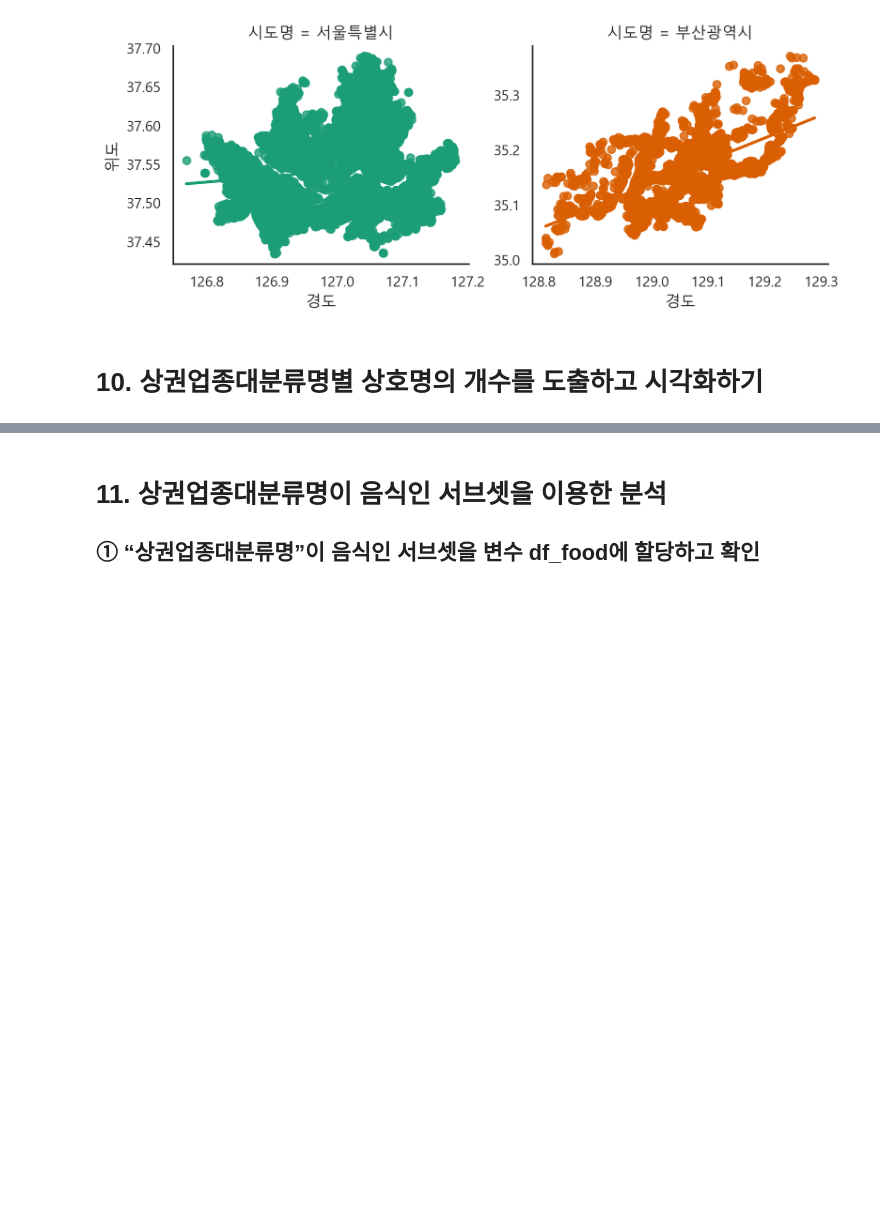
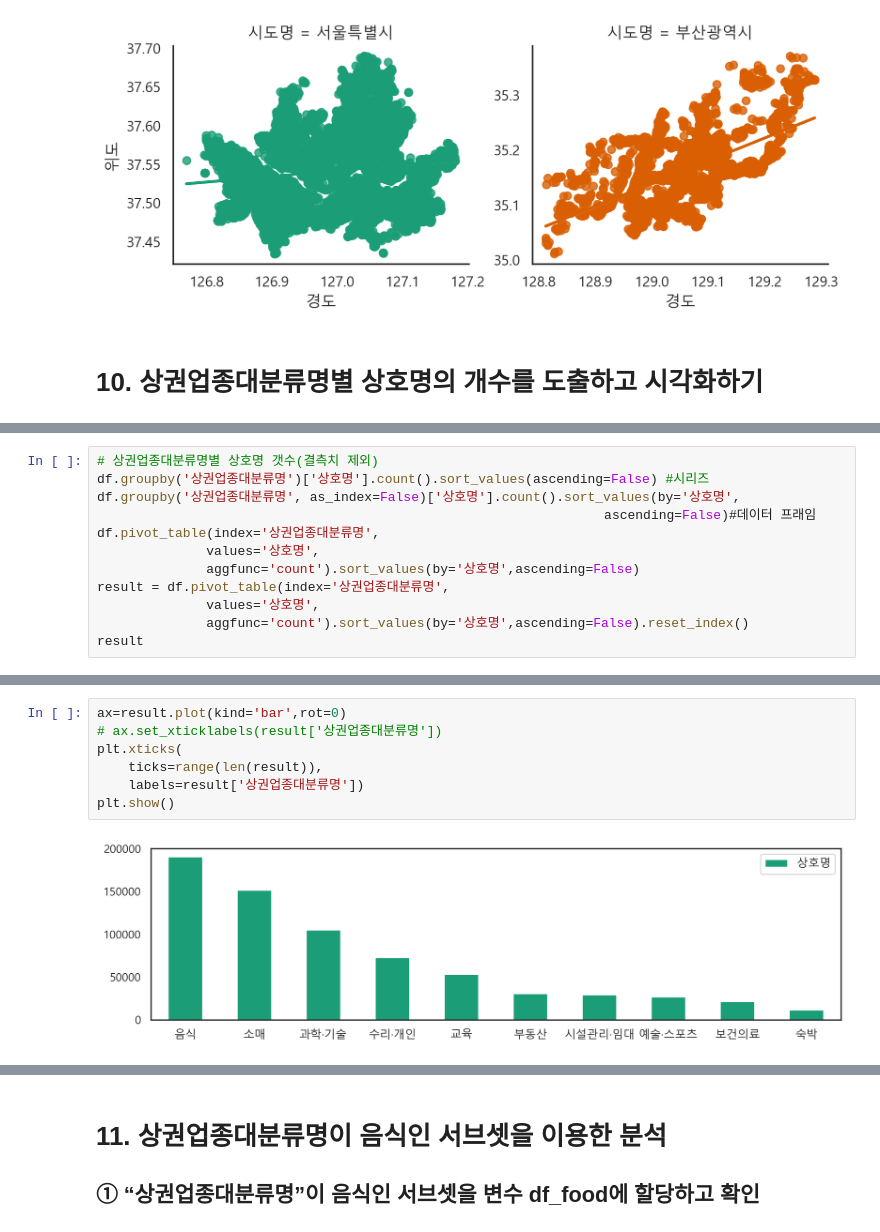
Before and after one commit to zardness/Sang, a Jupyter notebook: source/01_python/ch13_예2_사례연구_서울부산 상가분석(01~12).ipynb, the cells around one changed output, grey strips where cells are left out. Saved outputs shown, nothing was run; the diff lists cells and outputs as text; blank space fills up the shorter version.

```diff
--- a/source/01_python/ch13_예2_사례연구_서울부산 상가분석.ipynb
+++ b/source/01_python/ch13_예2_사례연구_서울부산 상가분석(01~12).ipynb
@@ -916,0 +943,12 @@ plt.show
+# %%
+# 상권업종대분류명별 상호명 갯수(결측치 제외)
+df.groupby('상권업종대분류명')['상호명'].count().sort_values(ascending=False) #시리즈
+df.groupby('상권업종대분류명', as_index=False)['상호명'].count().sort_values(by='상호명',
+                                                                 ascending=False)#데이터 프래임
+df.pivot_table(index='상권업종대분류명',
+              values='상호명',
+              aggfunc='count').sort_values(by='상호명',ascending=False)
+result = df.pivot_table(index='상권업종대분류명',
+              values='상호명',
+              aggfunc='count').sort_values(by='상호명',ascending=False).reset_index()
+result
@@ -916,0 +973,9 @@ plt.show
+# %%
+ax=result.plot(kind='bar',rot=0)
+# ax.set_xticklabels(result['상권업종대분류명'])
+plt.xticks(
+    ticks=range(len(result)),
+    labels=result['상권업종대분류명'])
+plt.show()
+# %% [output]
+[figure, added]
```
Also changed, not shown: parts of 47 cells of this notebook, 1 other file.
